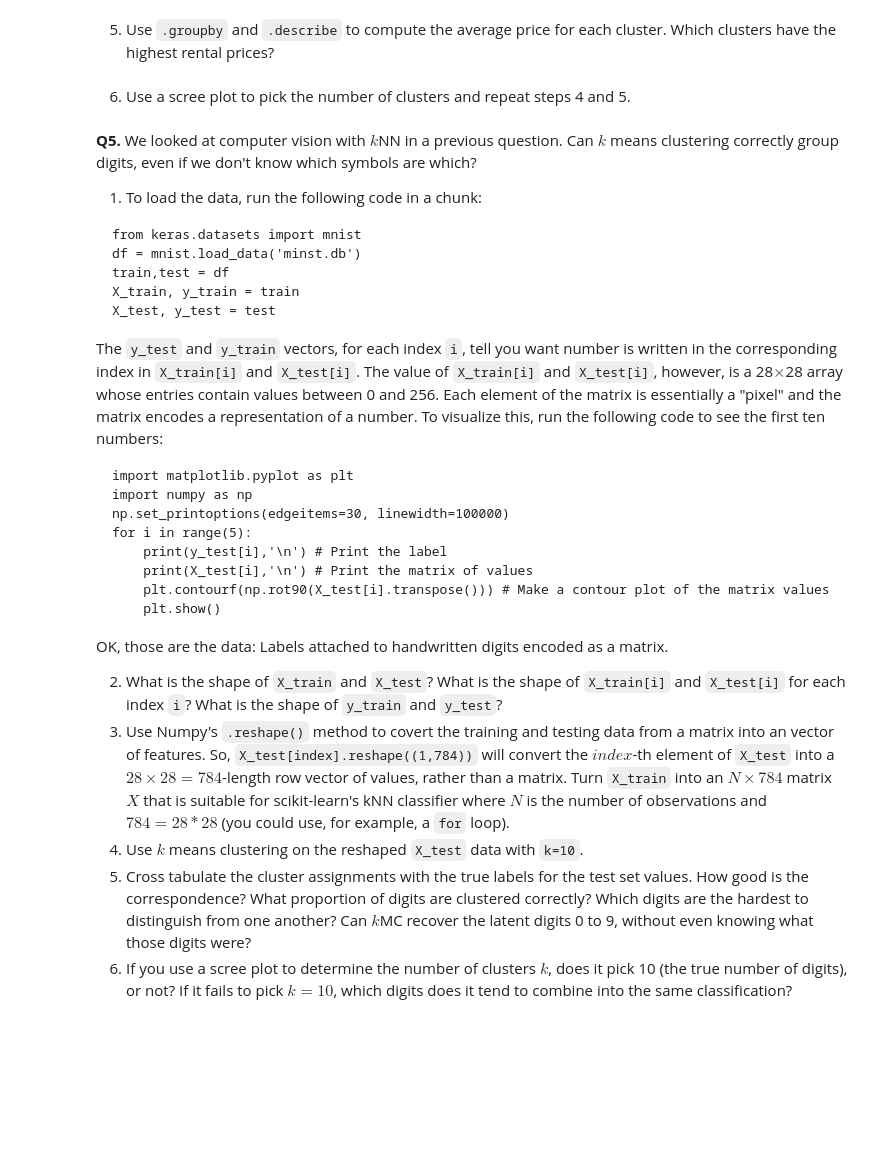
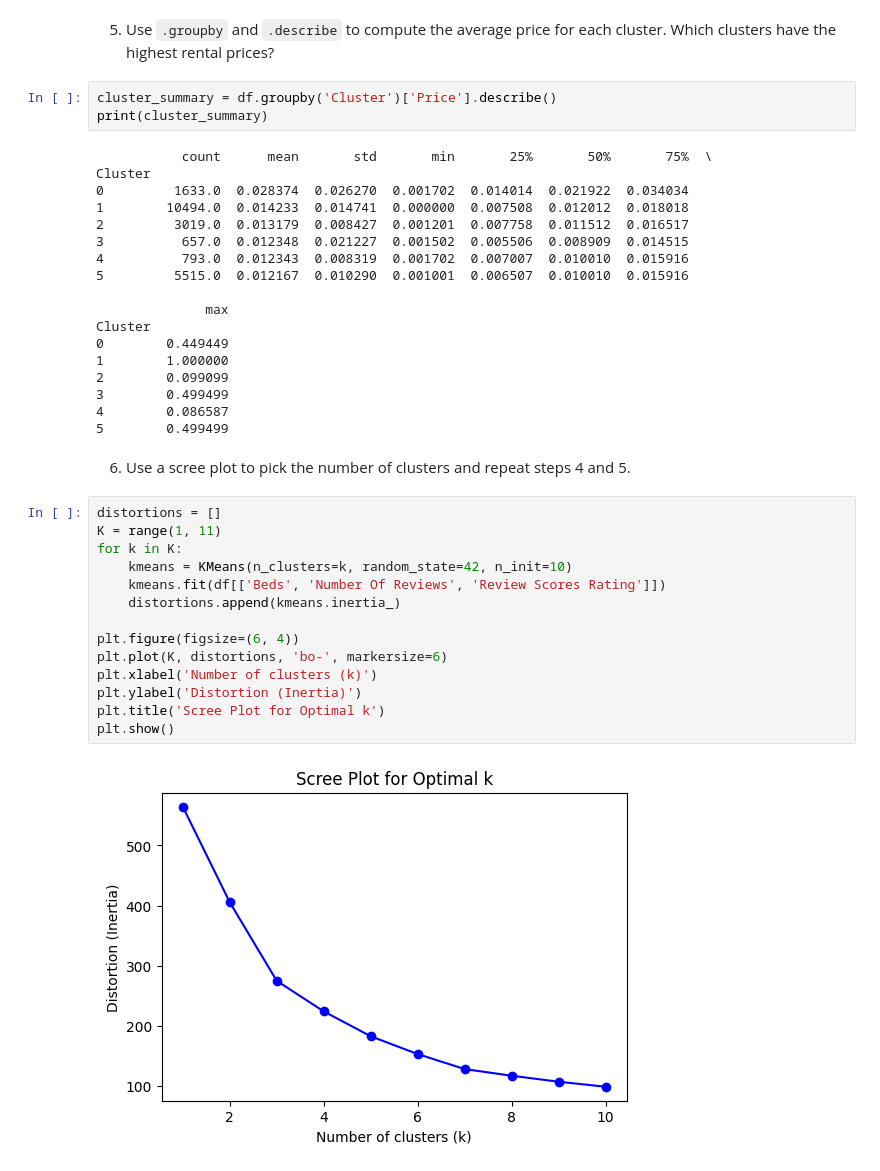
Before and after one commit to deancuva/clustering, a Jupyter notebook: assignment/assignment_clustering.ipynb, the cells around one changed output. Saved outputs shown, nothing was run; the diff lists cells and outputs as text; blank space fills up the shorter version.

````diff
--- a/assignment/assignment_clustering.ipynb
+++ b/assignment/assignment_clustering.ipynb
@@ -181,33 +205,41 @@ Data columns (total 13 columns):
 # %% [markdown]
 5. Use `.groupby` and `.describe` to compute the average price for each cluster. Which clusters have the highest rental prices?
+# %%
+cluster_summary = df.groupby('Cluster')['Price'].describe()
+print(cluster_summary)
+# %% [output]
+           count      mean       std       min       25%       50%       75%  \
+Cluster
+0         1633.0  0.028374  0.026270  0.001702  0.014014  0.021922  0.034034
+1        10494.0  0.014233  0.014741  0.000000  0.007508  0.012012  0.018018
+2         3019.0  0.013179  0.008427  0.001201  0.007758  0.011512  0.016517
+3          657.0  0.012348  0.021227  0.001502  0.005506  0.008909  0.014515
+4          793.0  0.012343  0.008319  0.001702  0.007007  0.010010  0.015916
+5         5515.0  0.012167  0.010290  0.001001  0.006507  0.010010  0.015916
+
+              max
+Cluster
+0        0.449449
+1        1.000000
+2        0.099099
+3        0.499499
+4        0.086587
+5        0.499499
 # %% [markdown]
 6. Use a scree plot to pick the number of clusters and repeat steps 4 and 5.
-# %% [markdown]
-**Q5.** We looked at computer vision with $k$NN in a previous question. Can $k$ means clustering correctly group digits, even if we don't know which symbols are which?
-
-1. To load the data, run the following code in a chunk:
-```
-from keras.datasets import mnist
-df = mnist.load_data('minst.db')
-train,test = df
-X_train, y_train = train
-X_test, y_test = test
-```
-The `y_test` and `y_train` vectors, for each index `i`, tell you want number is written in the corresponding index in `X_train[i]` and `X_test[i]`. The value of `X_train[i]` and `X_test[i]`, however, is a 28$\times$28 array whose entries contain values between 0 and 256. Each element of the matrix is essentially a "pixel" and the matrix encodes a representation of a number. To visualize this, run the following code to see the first ten numbers:
-```
-import matplotlib.pyplot as plt
-import numpy as np
-np.set_printoptions(edgeitems=30, linewidth=100000)
-for i in range(5):
-    print(y_test[i],'\n') # Print the label
-    print(X_test[i],'\n') # Print the matrix of values
-    plt.contourf(np.rot90(X_test[i].transpose())) # Make a contour plot of the matrix values
-    plt.show()
-```
-OK, those are the data: Labels attached to handwritten digits encoded as a matrix.
-
-2. What is the shape of `X_train` and `X_test`? What is the shape of `X_train[i]` and `X_test[i]` for each index `i`? What is the shape of `y_train` and `y_test`?
-3. Use Numpy's `.reshape()` method to covert the training and testing data from a matrix into an vector of features. So, `X_test[index].reshape((1,784))` will convert the $index$-th element of `X_test` into a $28\times 28=784$-length row vector of values, rather than a matrix. Turn `X_train` into an $N \times 784$ matrix $X$ that is suitable for scikit-learn's kNN classifier where $N$ is the number of observations and $784=28*28$ (you could use, for example, a `for` loop).
-4. Use $k$ means clustering on the reshaped `X_test` data with `k=10`.
-5. Cross tabulate the cluster assignments with the true labels for the test set values. How good is the correspondence? What proportion of digits are clustered correctly? Which digits are the hardest to distinguish from one another? Can $k$MC recover the latent digits 0 to 9, without even knowing what those digits were?
-6. If you use a scree plot to determine the number of clusters $k$, does it pick 10 (the true number of digits), or not? If it fails to pick $k=10$, which digits does it tend to combine into the same classification?
+# %%
+distortions = []
+K = range(1, 11)
+for k in K:
+    kmeans = KMeans(n_clusters=k, random_state=42, n_init=10)
+    kmeans.fit(df[['Beds', 'Number Of Reviews', 'Review Scores Rating']])
+    distortions.append(kmeans.inertia_)
+
+plt.figure(figsize=(6, 4))
+plt.plot(K, distortions, 'bo-', markersize=6)
+plt.xlabel('Number of clusters (k)')
+plt.ylabel('Distortion (Inertia)')
+plt.title('Scree Plot for Optimal k')
+plt.show()
+# %% [output]
+[figure, added]
````
Also changed, not shown: parts of 2 cells of this notebook.
